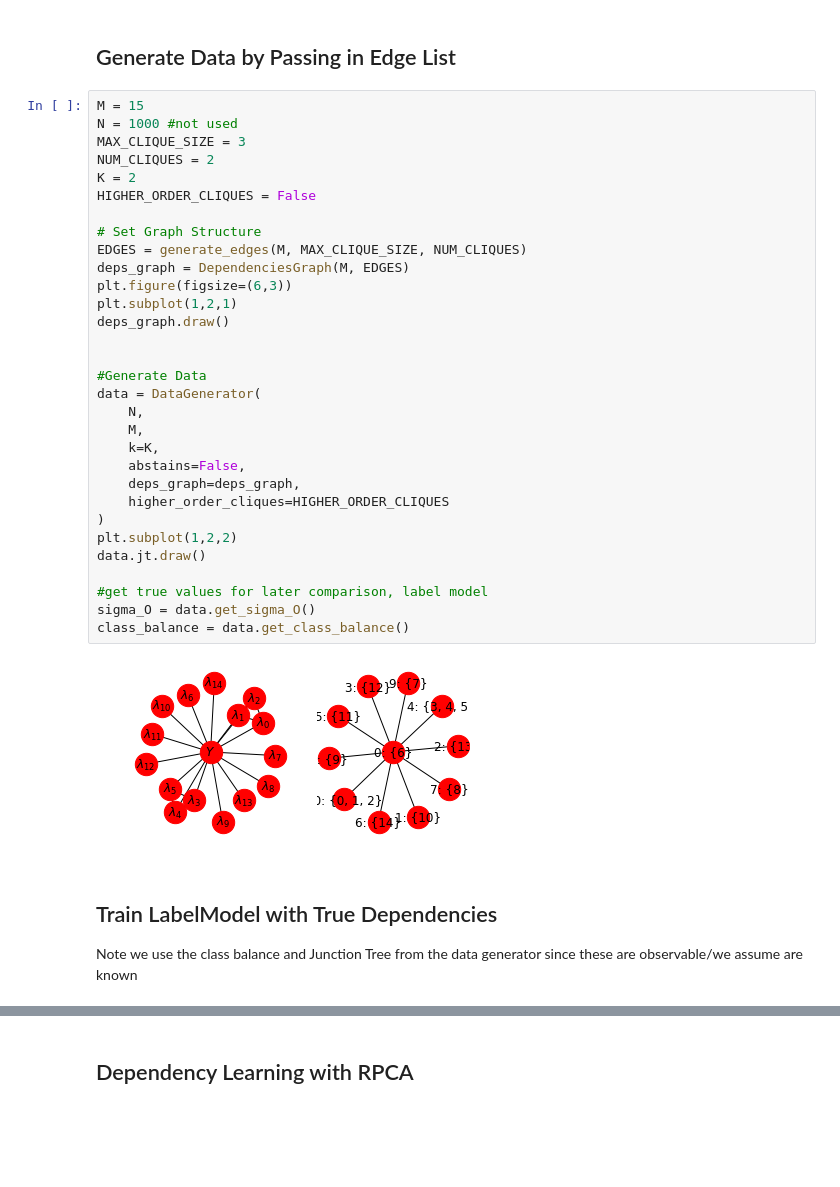
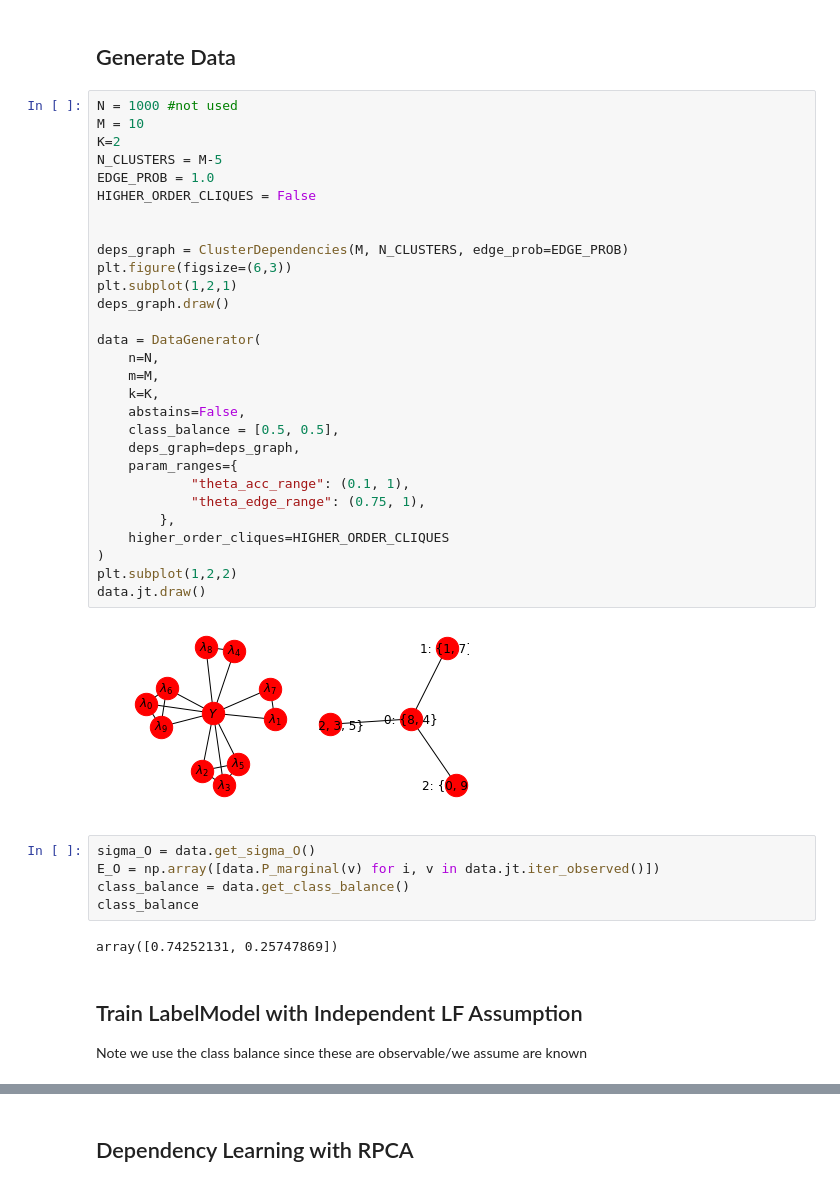
Before and after one commit to tridao/metal, a Jupyter notebook: notebooks/learn_deps_SPA.ipynb, the cells around one changed output, grey strips where cells are left out. Cells and saved outputs as stored; diff of their text form; blank space fills up the shorter version.

```diff
--- a/notebooks/learn_deps_SPA.ipynb
+++ b/notebooks/learn_deps_SPA.ipynb
@@ -35,40 +37,45 @@ from metal.label_model.utils import (
 The autoreload extension is already loaded. To reload it, use:
   %reload_ext autoreload
 # %% [markdown]
-## Generate Data by Passing in Edge List
+## Generate Data
 # %%
-M = 15
 N = 1000 #not used
-MAX_CLIQUE_SIZE = 3
-NUM_CLIQUES = 2
-K = 2
+M = 10
+K=2
+N_CLUSTERS = M-5
+EDGE_PROB = 1.0
 HIGHER_ORDER_CLIQUES = False
 
-# Set Graph Structure
-EDGES = generate_edges(M, MAX_CLIQUE_SIZE, NUM_CLIQUES)
-deps_graph = DependenciesGraph(M, EDGES)
+
+deps_graph = ClusterDependencies(M, N_CLUSTERS, edge_prob=EDGE_PROB)
 plt.figure(figsize=(6,3))
 plt.subplot(1,2,1)
 deps_graph.draw()
 
-
-#Generate Data
 data = DataGenerator(
-    N,
-    M,
+    n=N,
+    m=M,
     k=K,
     abstains=False,
+    class_balance = [0.5, 0.5],
     deps_graph=deps_graph,
+    param_ranges={
+            "theta_acc_range": (0.1, 1),
+            "theta_edge_range": (0.75, 1),
+        },
     higher_order_cliques=HIGHER_ORDER_CLIQUES
 )
 plt.subplot(1,2,2)
 data.jt.draw()
-
-#get true values for later comparison, label model
-sigma_O = data.get_sigma_O()
-class_balance = data.get_class_balance()
 # %% [output]
-[figure, old version]
+[figure, new version]
+# %%
+sigma_O = data.get_sigma_O()
+E_O = np.array([data.P_marginal(v) for i, v in data.jt.iter_observed()])
+class_balance = data.get_class_balance()
+class_balance
+# %% [output]
+array([0.74252131, 0.25747869])
 # %% [markdown]
-## Train LabelModel with True Dependencies
-Note we use the class balance and Junction Tree from the data generator since these are observable/we assume are known
+## Train LabelModel with Independent LF Assumption
+Note we use the class balance since these are observable/we assume are known
```
Also changed, not shown: parts of 13 cells of this notebook, 2 other files.
